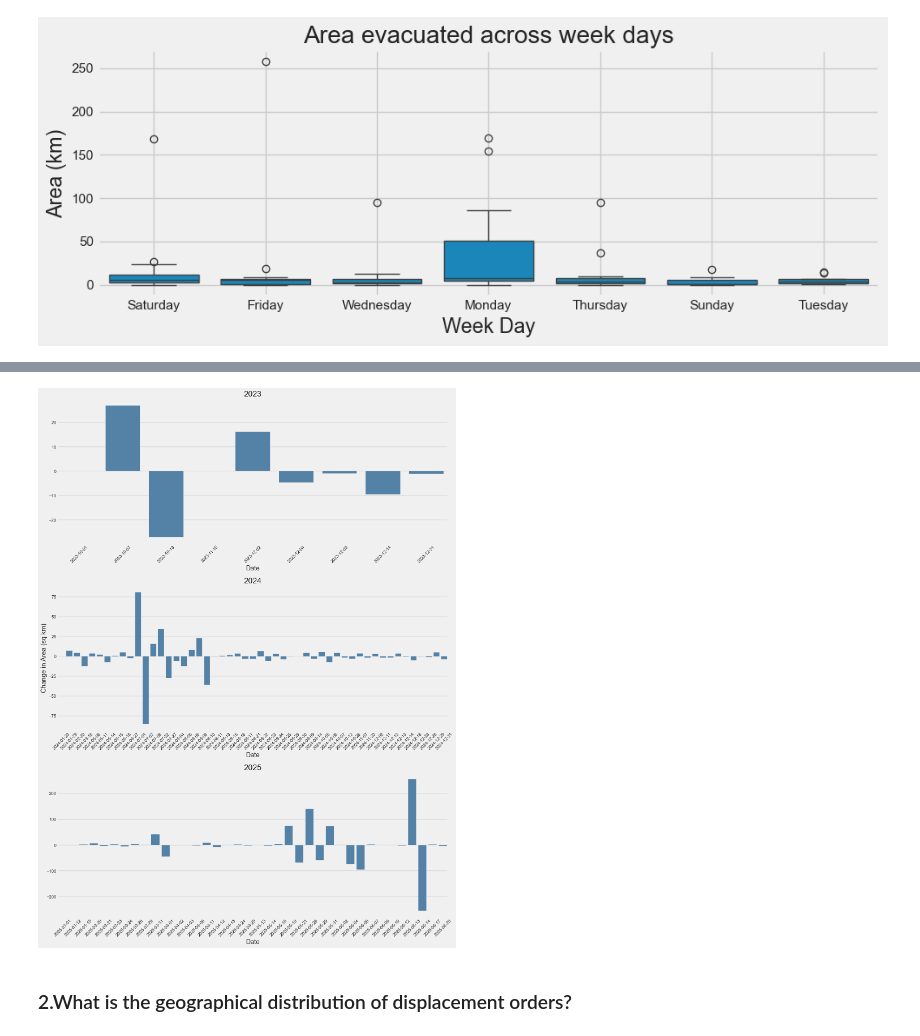
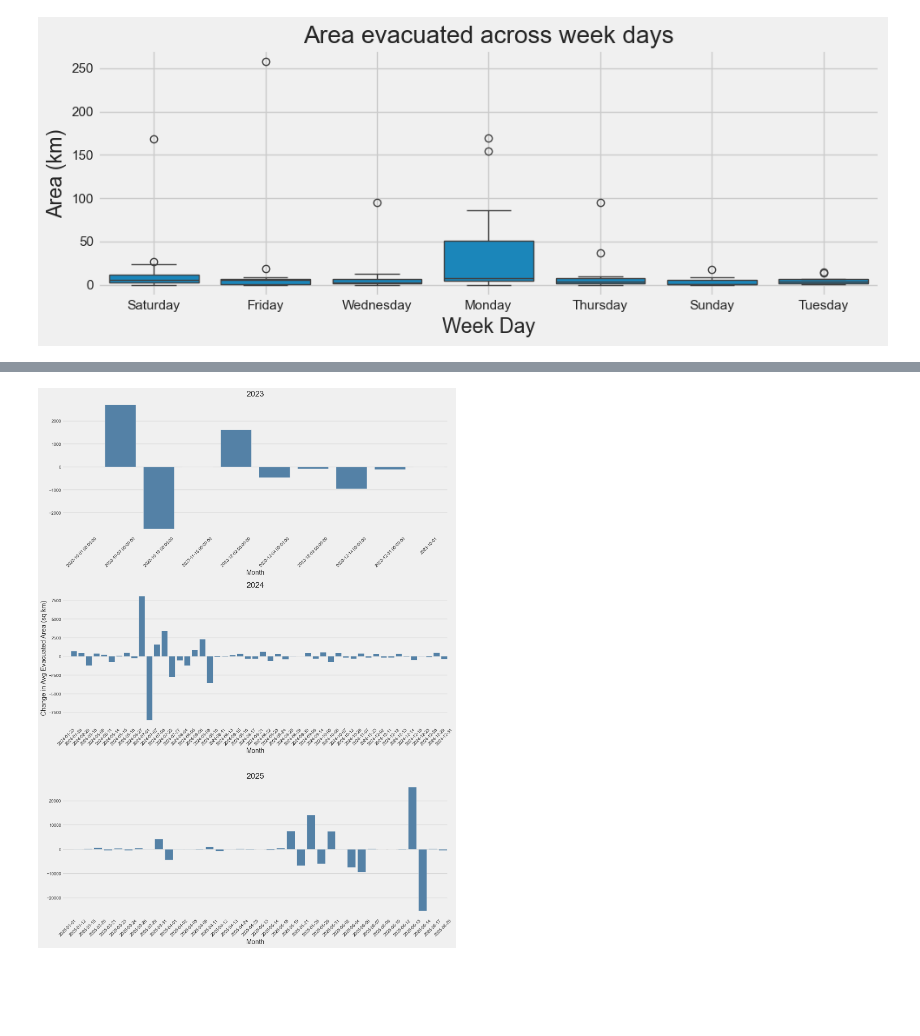
Before and after one commit to MIT-Emerging-Talent/ET6-CDSP-group-03-repo, a Jupyter notebook: 3_data_exploration/notebooks/displacement_orders_EDA.ipynb, the cells around one changed output, grey strips where cells are left out. Saved outputs shown, nothing was run; the diff lists cells and outputs as text; code cells hidden in the pictures; blank space fills up the shorter version.

```diff
--- a/3_data_exploration/notebooks/displacement_orders_EDA.ipynb
+++ b/3_data_exploration/notebooks/displacement_orders_EDA.ipynb
@@ -166,5 +214,5 @@ with plt.style.context("fivethirtyeight"):
 # %%
-week_days_displacement = gazamap_data.groupby(
+week_days_displacement = final_gazamap.groupby(
     "displacement_week_day", as_index=False
 ).agg(avg_evacuated_area=("area_sq_km_displacement", "mean"))
 with plt.style.context("fivethirtyeight"):
@@ -185,7 +233,7 @@ with plt.style.context("fivethirtyeight"):
 [figure]
 # %%
 day_type_groups = (
-    gazamap_data.groupby(["is_work_day", "displacement_week_day"])
+    final_gazamap.groupby(["is_work_day", "displacement_week_day"])
     .agg({"id": "count"})
     .reset_index()
     .rename(columns={"id": "num_orders"})
@@ -214,7 +262,7 @@ with plt.style.context("fivethirtyeight"):
 with plt.style.context("fivethirtyeight"):
     fig, axes = plt.subplots(nrows=1, figsize=(10, 4))
     sns.boxplot(
-        data=gazamap_data,
+        data=final_gazamap,
         x="displacement_week_day",
         y="area_sq_km_displacement",
         ax=axes,
@@ -230,7 +278,7 @@ with plt.style.context("fivethirtyeight"):
 # %%
 new_record = {
     "id": 9999,  # integer, unique identifier
-    "date": "2023-10-01",  # string or datetime, e.g. 'YYYY-MM-DD'
+    "date": pd.to_datetime("2023-10-01"),  # string or datetime, e.g. 'YYYY-MM-DD'
     "source": "NA",  # string, source of the data
     "link": "https://example.org/report",  # string, URL to source
     "map_idf": "map_101",  # string, map identifier
@@ -244,4 +292,6 @@ new_record = {
     "displacement_month": 7,  # integer, month part of the date
     "displacement_day": 1,  # integer, day part of the date
 }
-gazamap_data = pd.concat([gazamap_data, pd.DataFrame([new_record])], ignore_index=True)
+final_gazamap = pd.concat(
+    [final_gazamap, pd.DataFrame([new_record])], ignore_index=True
+)
@@ -248,30 +315,33 @@ gazamap_data = pd.concat([gazamap_data, pd.DataFrame([new_record])], ignore_inde
 # %%
 with plt.style.context("fivethirtyeight"):
     fig, axes = plt.subplots(nrows=3, figsize=(15, 20))
     years = [2023, 2024, 2025]
     for i, year in enumerate(years):
         monthly_order_num_change = (
-            gazamap_data[gazamap_data["displacement_year"] == year]
+            final_gazamap[final_gazamap["displacement_year"] == year]
             .groupby(["date"])["area_sq_km_displacement"]
             .mean()
         )
         monthly_order_num_change = monthly_order_num_change.diff().reset_index()
+        monthly_order_num_change.rename(
+            columns={"area_sq_km_displacement": "Rate Change in Evacuated Area"},
+            inplace=True,
+        )
+        monthly_order_num_change["Rate Change in Evacuated Area"] *= 100
         sns.barplot(
             data=monthly_order_num_change,
             x="date",
-            y="area_sq_km_displacement",
+            y="Rate Change in Evacuated Area",
             ax=axes[i],
             color="steelblue",
         )
 
         axes[i].set_title(f"{year}")
-        axes[i].set_xlabel("Date")
+        axes[i].set_xlabel("Month")
         axes[i].tick_params(axis="x", rotation=45)
         axes[i].set_ylabel("")
-    axes[1].set_ylabel("Change in Area (sq km)")
+    axes[1].set_ylabel("Change in Avg Evacuated Area (sq km)")
     plt.tight_layout()
     plt.show()
 # %% [output]
-[figure, old version]
+[figure, new version]
-# %% [markdown]
-### 2.What is the geographical distribution of displacement orders?
```
Also changed, not shown: parts of 28 cells of this notebook.
